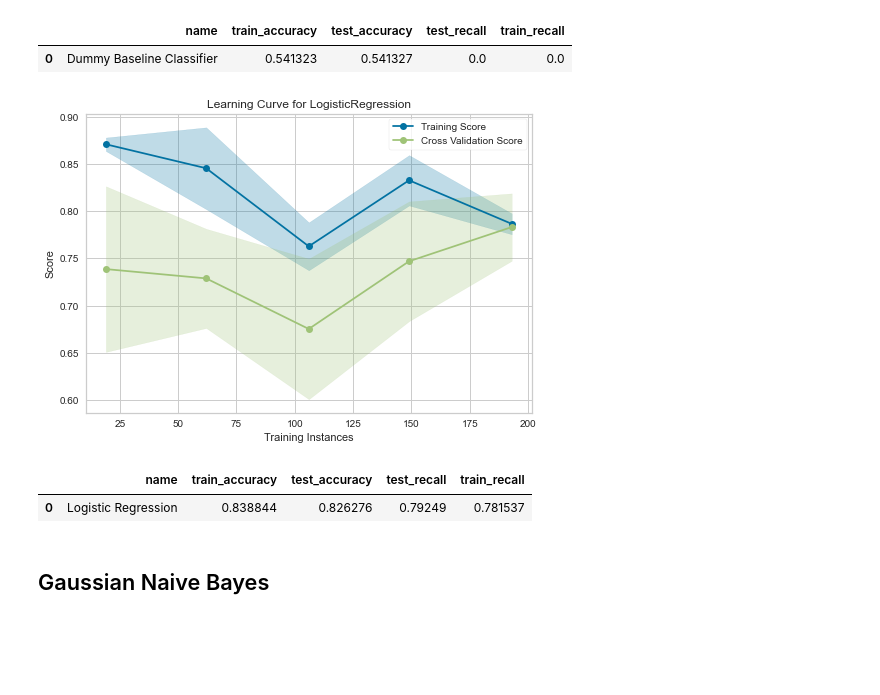
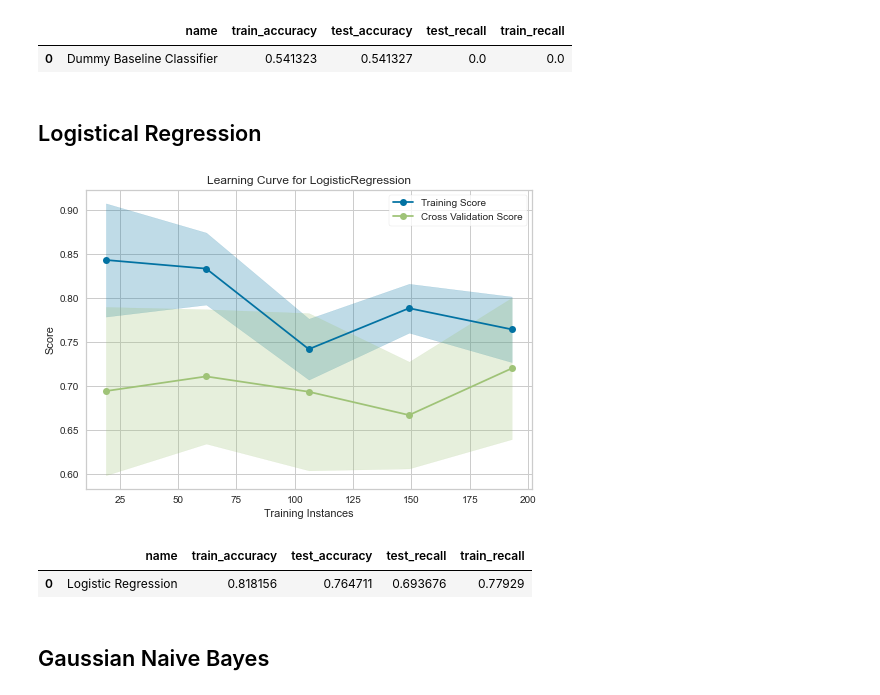
Before and after one commit to zhuofan-16/Heart_Disease_Model, a Jupyter notebook: Cardiovascular_Prediction_ML.ipynb, the cells around one changed output. Cells and saved outputs as stored; diff of their text form; code cells hidden in the pictures; blank space fills up the shorter version.

```diff
--- a/Cardiovascular_Prediction_ML.ipynb
+++ b/Cardiovascular_Prediction_ML.ipynb
@@ -392,7 +389,7 @@ from sklearn.feature_selection import chi2
 
 baseline = Pipeline([
     ('Data Preprocessing', data_preprocessing),
-    ('Kbest',SelectKBest(chi2,k=6)),
+    ('Backward Feature Selection',SequentialFeatureSelector(DecisionTreeClassifier(),n_features_to_select=6,direction='backward',scoring='recall')),
     ('Model', DummyClassifier())
 ])
 record,current,lr=scoreModel(baseline,x_train,y_train,"Dummy Baseline Classifier")
@@ -401,17 +398,19 @@ current
 [figure]
 |  | name | train_accuracy | test_accuracy | test_recall | train_recall |
 | 0 | Dummy Baseline Classifier | 0.541323 | 0.541327 | 0.0 | 0.0 |
+# %% [markdown]
+## Logistical Regression
 # %%
 logreg = Pipeline([
     ('Data Preprocessing', data_preprocessing),
-     ('Kbest',SelectKBest(chi2,k=6)),
+    ('Backward Feature Selection',SequentialFeatureSelector(DecisionTreeClassifier(),n_features_to_select=6,direction='backward',scoring='recall')),
     ('Model', LogisticRegression(solver='lbfgs'))
 ])
 record,current,lr=scoreModel(logreg,x_train,y_train,"Logistic Regression",record=record)
 current
 # %% [output]
-[figure, old version]
+[figure, new version]
 |  | name | train_accuracy | test_accuracy | test_recall | train_recall |
-| 0 | Logistic Regression | 0.838844 | 0.826276 | 0.79249 | 0.781537 |
+| 0 | Logistic Regression | 0.818156 | 0.764711 | 0.693676 | 0.77929 |
 # %% [markdown]
 ## Gaussian Naive Bayes
```
Also changed, not shown: parts of 20 cells of this notebook.
